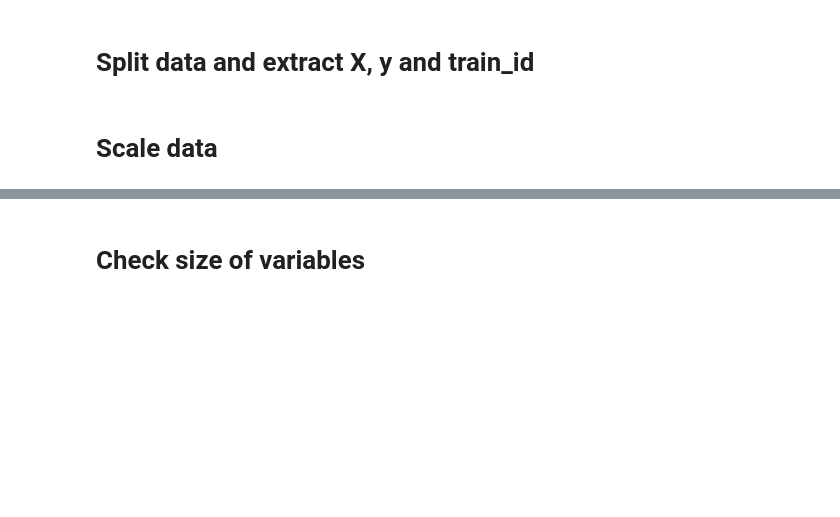
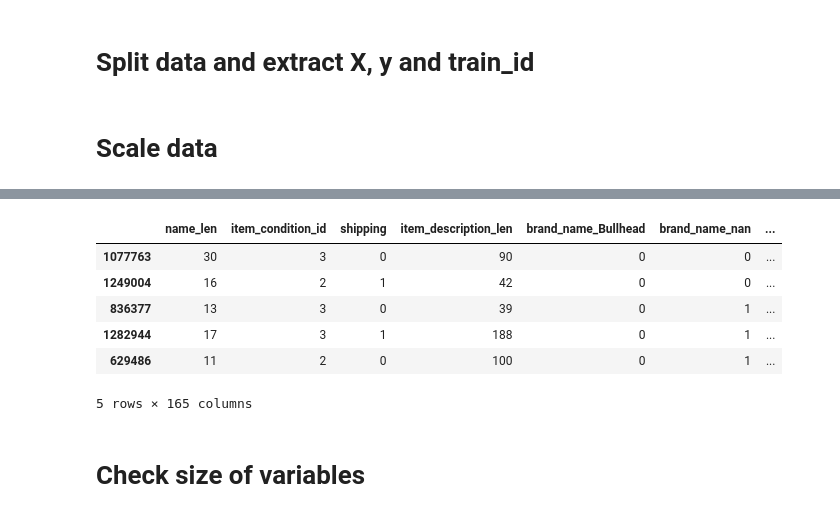
Before and after one commit to danhaus/ml-price-suggestion, a Jupyter notebook: kernels/First_Model.ipynb, the cells around one changed output, grey strips where cells are left out. Saved outputs shown, nothing was run; the diff lists cells and outputs as text; code cells hidden in the pictures; blank space fills up the shorter version.

```diff
--- a/kernels/First_Model.ipynb
+++ b/kernels/First_Model.ipynb
@@ -8,7 +8,7 @@ settings = {
             'data_size': int(1e2), # size of data subset after shuffle is performed
             'test_size': 0.25, # fraction of data set to be assigned as test data
             'save_env': False, # save environment
-            'del': True, # Delete variables that are no longer needed to proceed in computations to save place
+            'del': False, # Delete variables that are no longer needed to proceed in computations to save place
             'learning_curve': { # parameters to generate learning_curve
                 'start': int(5e4), # training set start size (including)
                 'stop': int(1e6 + 2.5e4), # traing set stop size (excluding)
@@ -199,3 +278,13 @@ if (settings['del']):
+# %%
+X_test_unscaled.head()
+# %% [output]
+|  | name_len | item_condition_id | shipping | item_description_len | brand_name_Bullhead | brand_name_nan | ... |
+| 1077763 | 30 | 3 | 0 | 90 | 0 | 0 | ... |
+| 1249004 | 16 | 2 | 1 | 42 | 0 | 0 | ... |
+| 836377 | 13 | 3 | 0 | 39 | 0 | 1 | ... |
+| 1282944 | 17 | 3 | 1 | 188 | 0 | 1 | ... |
+| 629486 | 11 | 2 | 0 | 100 | 0 | 1 | ... |
+5 rows × 165 columns
 # %%
 # X_train.to_csv('X_train.csv')
 # X_train_scaled.to_csv('X_train_scaled.csv')
```
Also changed, not shown: parts of 27 cells of this notebook.
